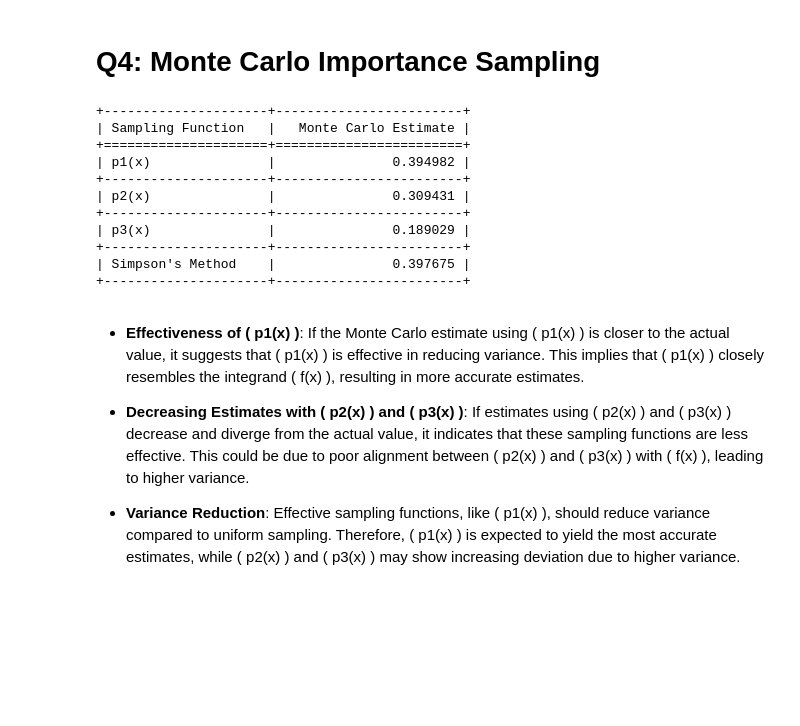
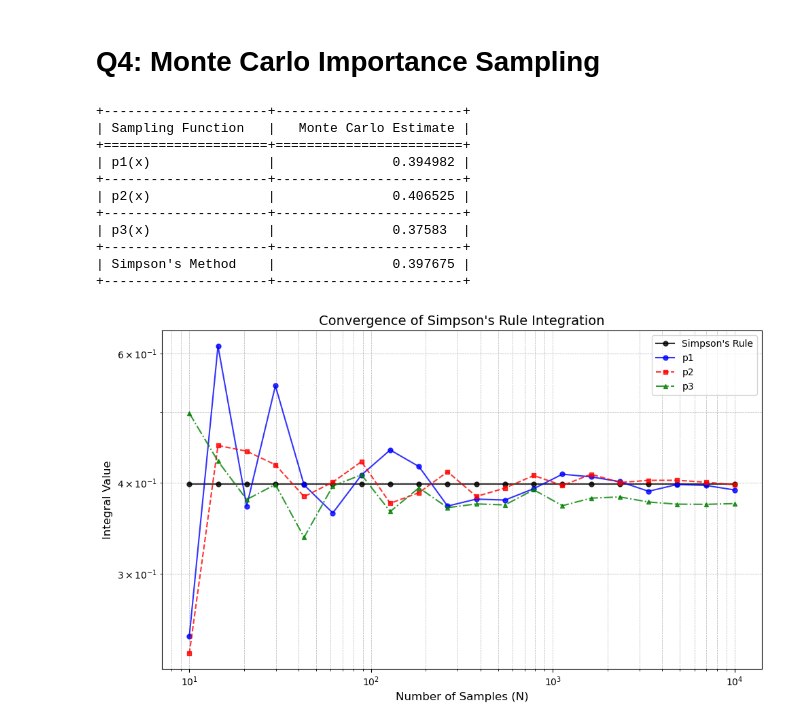
Before and after one commit to SagarPrakashBarad/P346CompuationalLab, a Jupyter notebook: CompPhy/assignment_4/assign4.ipynb, the cells around one changed output. Cells and saved outputs as stored; diff of their text form; code cells hidden in the pictures; blank space fills up the shorter version.

```diff
--- a/CompPhy/assignment_4/assign4.ipynb
+++ b/CompPhy/assignment_4/assign4.ipynb
@@ -223,32 +225,40 @@ def simpson_integration():
     integral = simps(y, x)
     return integral
 
-# importance sampling functions
+# Importance sampling functions
 def p1(x):
     return 0.5
+
+def p1_scaled(x):
+    return 2 * x
 
 def p2(x):
     return np.exp(-x)
 
+def p2_scaled(x):
+    return -np.log(1 - x)
+
 def p3(x):
     return np.exp(-x/2) / (2 * (1 - np.exp(-1/2)))
 
+def p3_scaled(x):
+    return -2 * np.log(1 - x * (1 - np.exp(-1/2)))
+
 # Monte Carlo integration function
-
-def monte_carlo_integration(N, sampling_function, generator = mlc_random_generator):
+def monte_carlo_integration(N, sampling_function, scaling_function, generator = mlc_random_generator):
     integral_sum = 0
     for _ in range(N):
-        x = next(generator) * 2  # Sample x from the range [0, 2] using the MLC generator
-        weight = f(x) / sampling_function(x)
+        x = scaling_function(next(generator))
+        weight = f(x) / (sampling_function(x))  # Scale the importance sampling weights by 2 to account for the range of [0, 2]
         integral_sum += weight
     return integral_sum / N
 # %%
 # Number of samples
 N = 10000
 
-integral_estimate_p1 = monte_carlo_integration(N, p1)
-integral_estimate_p2 = monte_carlo_integration(N, p2)
-integral_estimate_p3 = monte_carlo_integration(N, p3)
+integral_estimate_p1 = monte_carlo_integration(N, p1, p1_scaled)
+integral_estimate_p2 = monte_carlo_integration(N, p2, p2_scaled)
+integral_estimate_p3 = monte_carlo_integration(N, p3, p3_scaled)
 
 integral_simpson = simpson_integration()
 
@@ -267,15 +277,41 @@ print(tabulate(table_data, headers=["Sampling Function", "Monte Carlo Estimate"]
 +=====================+========================+
 | p1(x)               |               0.394982 |
 +---------------------+------------------------+
-| p2(x)               |               0.309431 |
+| p2(x)               |               0.406525 |
 +---------------------+------------------------+
-| p3(x)               |               0.189029 |
+| p3(x)               |               0.37583  |
 +---------------------+------------------------+
 | Simpson's Method    |               0.397675 |
 +---------------------+------------------------+
-# %% [markdown]
-- **Effectiveness of \( p1(x) \)**: If the Monte Carlo estimate using \( p1(x) \) is closer to the actual value, it suggests that \( p1(x) \) is effective in reducing variance. This implies that \( p1(x) \) closely resembles the integrand \( f(x) \), resulting in more accurate estimates.
-
-- **Decreasing Estimates with \( p2(x) \) and \( p3(x) \)**: If estimates using \( p2(x) \) and \( p3(x) \) decrease and diverge from the actual value, it indicates that these sampling functions are less effective. This could be due to poor alignment between \( p2(x) \) and \( p3(x) \) with \( f(x) \), leading to higher variance.
-
-- **Variance Reduction**: Effective sampling functions, like \( p1(x) \), should reduce variance compared to uniform sampling. Therefore, \( p1(x) \) is expected to yield the most accurate estimates, while \( p2(x) \) and \( p3(x) \) may show increasing deviation due to higher variance.
+# %%
+# Plotting the convergence
+Ns = np.logspace(1, 4, 20)
+simpson_values = []
+simpson_values_p1 = []
+simpson_values_p2 = []
+simpson_values_p3 = []
+
+for N in Ns:
+    simpson_values.append(simpson_integration())
+    simpson_values_p1.append(monte_carlo_integration(int(N), p1, p1_scaled))
+    simpson_values_p2.append(monte_carlo_integration(int(N), p2, p2_scaled))
+    simpson_values_p3.append(monte_carlo_integration(int(N), p3, p3_scaled))
+
+# Plotting the integral values obtained using Simpson's rule for different probability density functions
+plt.figure(figsize=(10, 6))
+
+plt.loglog(Ns, simpson_values, label="Simpson's Rule", color="black", linestyle="-", marker="o", markersize=5, alpha=0.8)
+plt.loglog(Ns, simpson_values_p1, label="p1", color="blue", linestyle="-", marker="o", markersize=5, alpha=0.8)
+plt.loglog(Ns, simpson_values_p2, label="p2", color="red", linestyle="--", marker="s", markersize=5, alpha=0.8)
+plt.loglog(Ns, simpson_values_p3, label="p3", color="green", linestyle="-.", marker="^", markersize=5, alpha=0.8)
+
+plt.xlabel("Number of Samples (N)", fontsize=12)
+plt.ylabel("Integral Value", fontsize=12)
+plt.title("Convergence of Simpson's Rule Integration", fontsize=14)
+plt.legend(fontsize=10)
+plt.grid(True, which="both", linestyle="--", linewidth=0.5)
+
+plt.tight_layout()
+plt.show()
+# %% [output]
+[figure, added]
```
Also changed, not shown: parts of 4 cells of this notebook.
